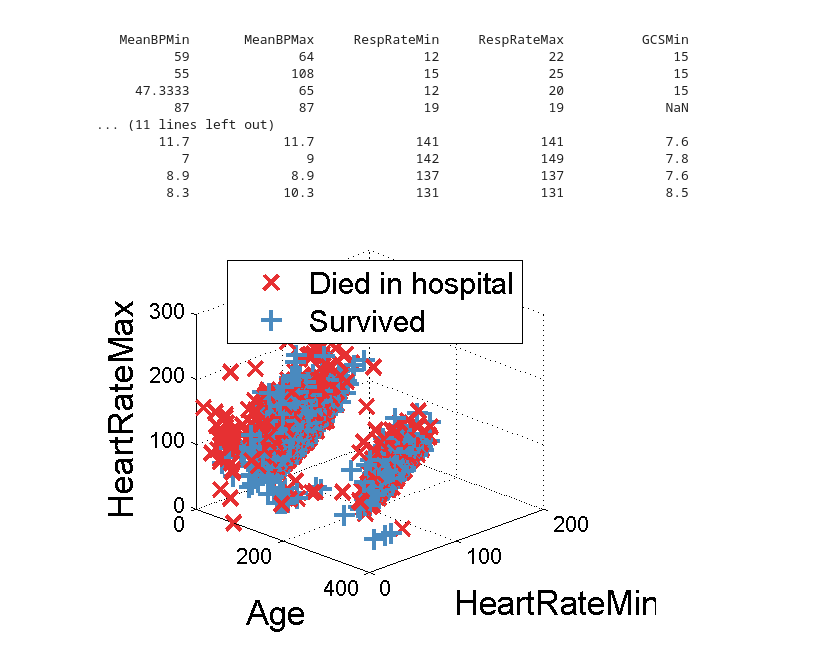
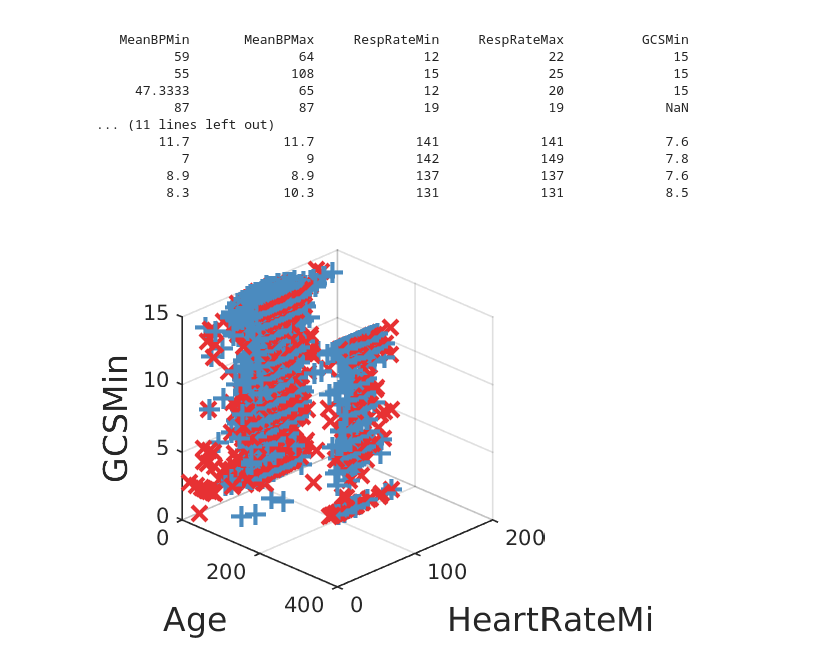
Before and after one commit to MIT-LCP/mimic-workshop, a Jupyter notebook: mlcc/lab2-intro-ml/mlcc2_svm_workshop.ipynb, the cells around one changed output. Saved outputs shown, nothing was run; the diff lists cells and outputs as text; code cells hidden in the pictures.

```diff
--- a/mlcc/lab2-intro-ml/mlcc2_svm_workshop.ipynb
+++ b/mlcc/lab2-intro-ml/mlcc2_svm_workshop.ipynb
@@ -87,6 +91,11 @@ y = data(:,2);
 % Loads in 'X', 'X_header', and 'y' variables
 load('MLCCData.mat');
 
-X = data(:,3:5);
-X_header = header(3:5);
+
+idxData = ismember(header,{'Age','HeartRateMin','GCSMin'});
+
+X = data(:,idxData);
+X_header = header(idxData);
 y = data(:,2);
+
+X_header
@@ -133,31 +146,31 @@ ICUSTAYID            OUTCOME             Age    HeartRateMin    HeartRateMax
 # %%
 % Before we train a model - let's inspect the data
 idxTarget = y == 1; % note: '=' defines a number, '==' compares two variables
 
 figure(1); clf; hold all;
+
 plot3(X(idxTarget,1),X(idxTarget,2),X(idxTarget,3),...
     'Linestyle','none','Marker','x',...
     'MarkerFaceColor',col(1,:),'MarkerEdgeColor',col(1,:)...
     ,'MarkerSize',10,'LineWidth',2);
 plot3(X(~idxTarget,1),X(~idxTarget,2),X(~idxTarget,3),...
     'Linestyle','none','Marker','+',...
     'MarkerFaceColor',col(2,:),'MarkerEdgeColor',col(2,:)...
     ,'MarkerSize',10,'LineWidth',2);
 grid on;
 
 xlabel(X_header{1},'FontSize',16);
 ylabel(X_header{2},'FontSize',16);
 zlabel(X_header{3},'FontSize',16);
-legend({'Died in hospital','Survived'},'FontSize',14);
-set(gca,'view',[45 25]); % a nice isometric view
+
+ % change the angle of the view to help inspection
+set(gca,'view',[45 25]);
 
 % 1) What do you see that is notable?
 % ANSWER: for the ICU data...
 %   there are ages ~ 300, these are de-identified ages
-%   patients with a minimum heart rate of 0 appear more likely to die
-%   patients with "extreme" data (outside the massive blob in the middle) seem more likely to die
 # %% [output]
-[figure, old version]
+[figure, new version]
 # %%
 % Correct the erroneous ages
 % Hint: the median age of patients > 89 is 91.6.
```
Also changed, not shown: parts of 55 cells of this notebook, 2 other files.
